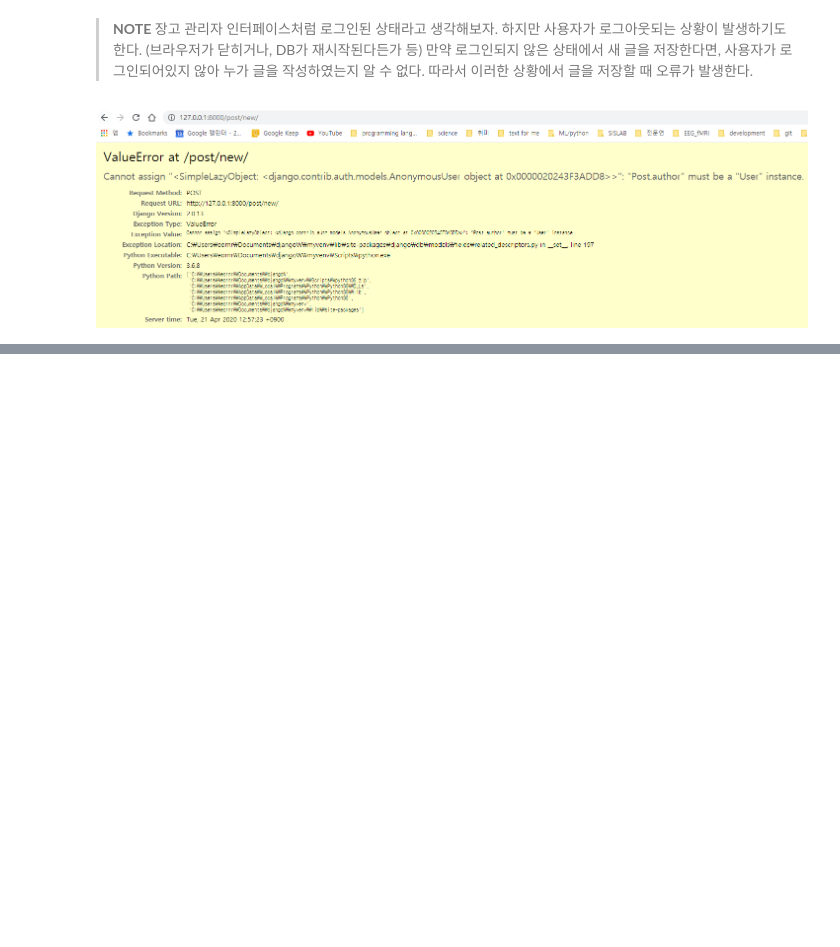
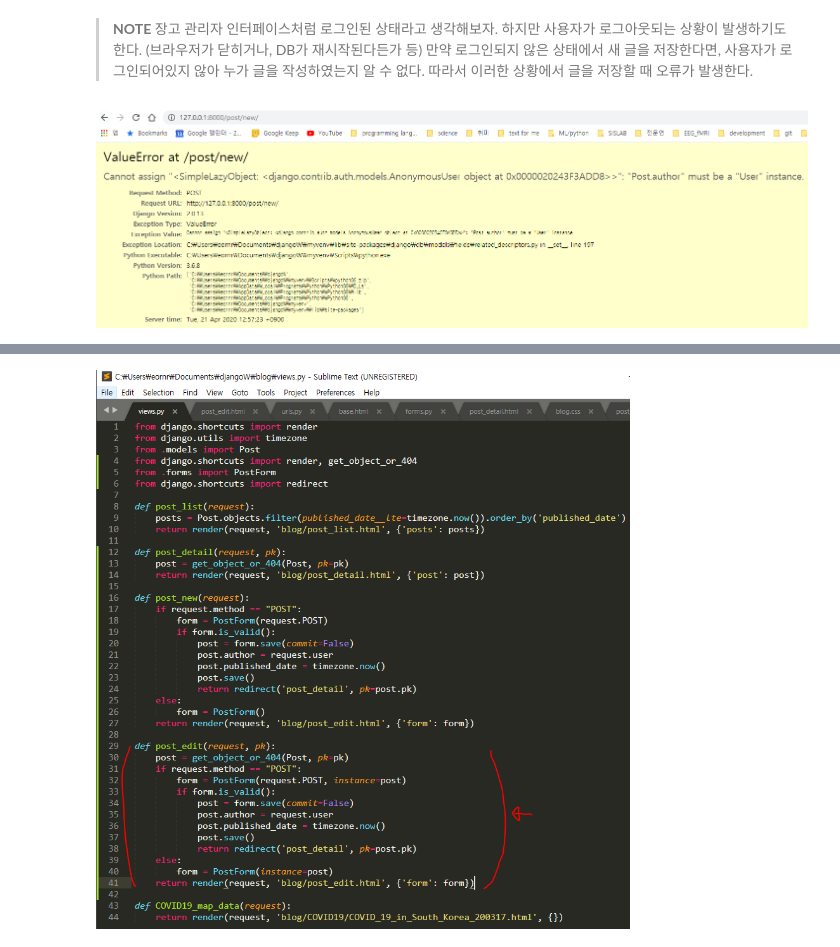
Before and after one commit to daegukdo/GCWM, a Jupyter notebook: 21/04_django_form.ipynb, the cells around one changed output, grey strips where cells are left out. Cells and saved outputs as stored; diff of their text form; code cells hidden in the pictures; blank space fills up the shorter version.

```diff
--- a/21/04_django_form.ipynb
+++ b/21/04_django_form.ipynb
@@ -325,0 +396,4 @@ Image("img/44_img.png")
+# %%
+Image("img/48_img.png")
+# %% [output]
+[figure, added]
```
Also changed, not shown: parts of 19 cells of this notebook, 11 other files.
